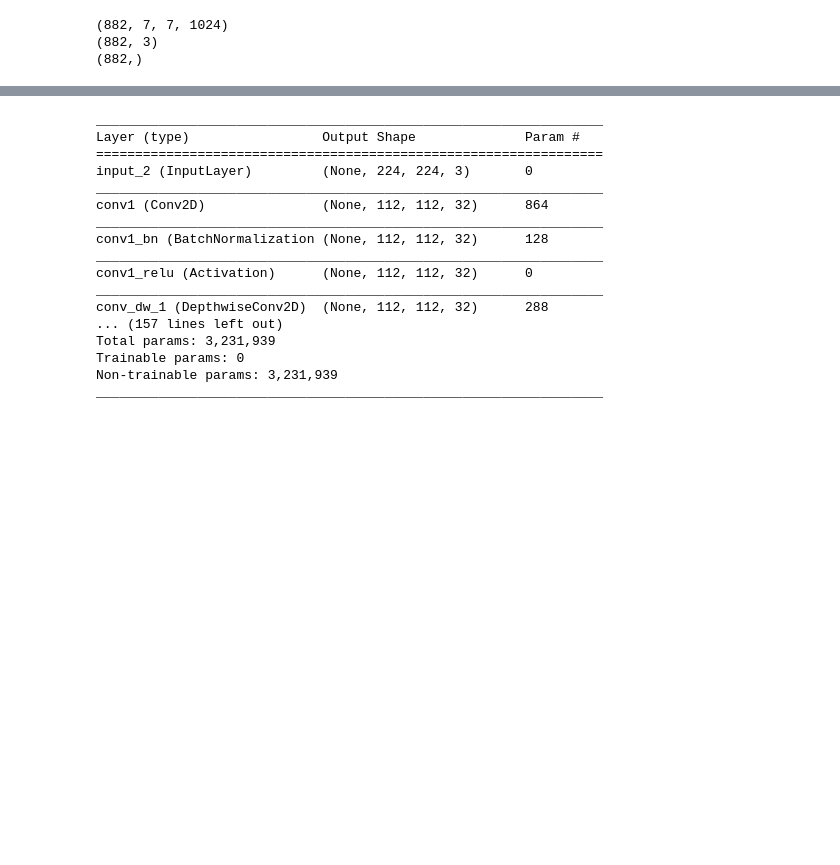
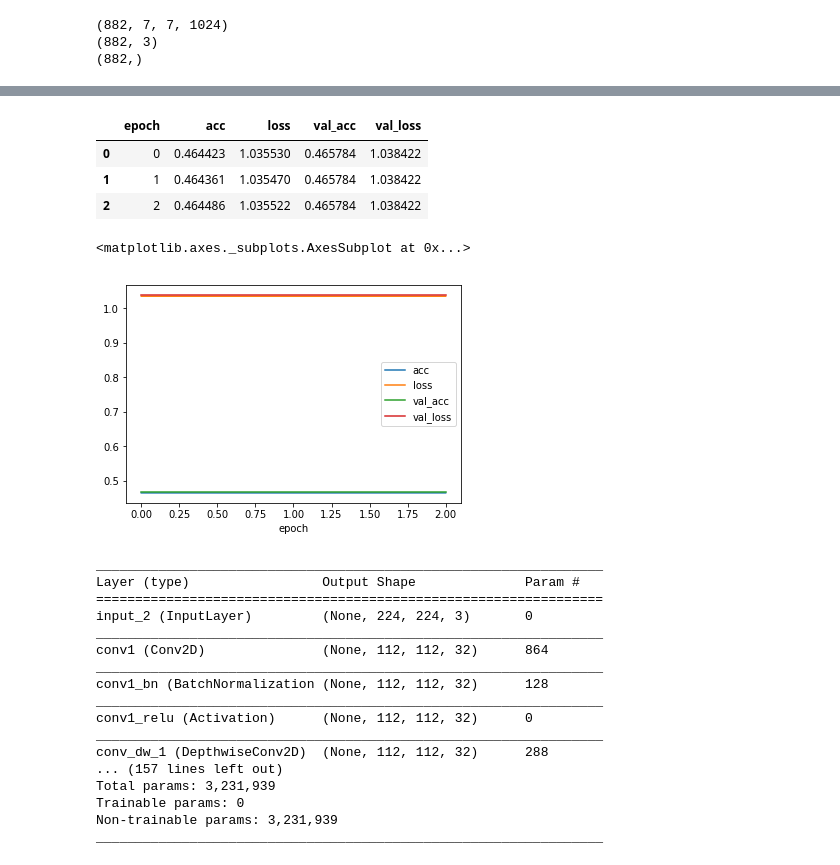
Before and after one commit to tutysara/mlnd-capstone-project, a Jupyter notebook: t4sa_sentiment_classification_on_wild_using_mobilenet_report.ipynb, the cells around one changed output, grey strips where cells are left out. Drawn from its saved outputs; the diff is of its cells as text; code cells hidden in the pictures; blank space fills up the shorter version.

Commit message:
completed sample run for mobilenet

```diff
--- a/t4sa_sentiment_classification_on_wild_using_mobilenet_report.ipynb
+++ b/t4sa_sentiment_classification_on_wild_using_mobilenet_report.ipynb
@@ -62,6 +60,15 @@ bnf_valid_name = basedir +'/bottleneck_features_mobilenet_valid'
 bnf_test_name = basedir +'/bottleneck_features_mobilenet_test'
 bnf_train_name = basedir +'/bottleneck_features_mobilenet_train'
 
+test_prefix = ""
+top_model_test_result = 'bottleneck_features_mobilenet_result.npz'
+full_model_test_result = f'finetune_fullmodel_mobilenet_result{test_prefix}.npz'
+top_model_weight_path = f'saved_models/weights.best.topmodel.mobilenet.hdf5'
+full_model_weight_path = f'saved_models/weights.best.fullmodel.mobilenet{test_prefix}.hdf5'
+
+top_model_loss_history = 'finetune_fullmodel_mobilenet_loss_history.csv'
+finetune_model_loss_history = 'finetune_fullmodel_mobilenet_loss_history.csv'
+
 num_classes = 3
 percent = 0.005
 # %%
@@ -261,3 +260,16 @@ TTD Test accuracy: 60.3175%
+# %%
+top_model_loss_history_df = pd.read_csv(top_model_loss_history)
+top_model_loss_history_df.tail()
+# %% [output]
+|  | epoch | acc | loss | val_acc | val_loss |
+| 0 | 0 | 0.464423 | 1.035530 | 0.465784 | 1.038422 |
+| 1 | 1 | 0.464361 | 1.035470 | 0.465784 | 1.038422 |
+| 2 | 2 | 0.464486 | 1.035522 | 0.465784 | 1.038422 |
+# %%
+top_model_loss_history_df.plot(x=0)
+# %% [output]
+<matplotlib.axes._subplots.AxesSubplot at 0x...>
+[figure, added]
 # %%
 # fine tune on full model
 from keras import optimizers
```
Also changed, not shown: parts of 28 cells of this notebook.
